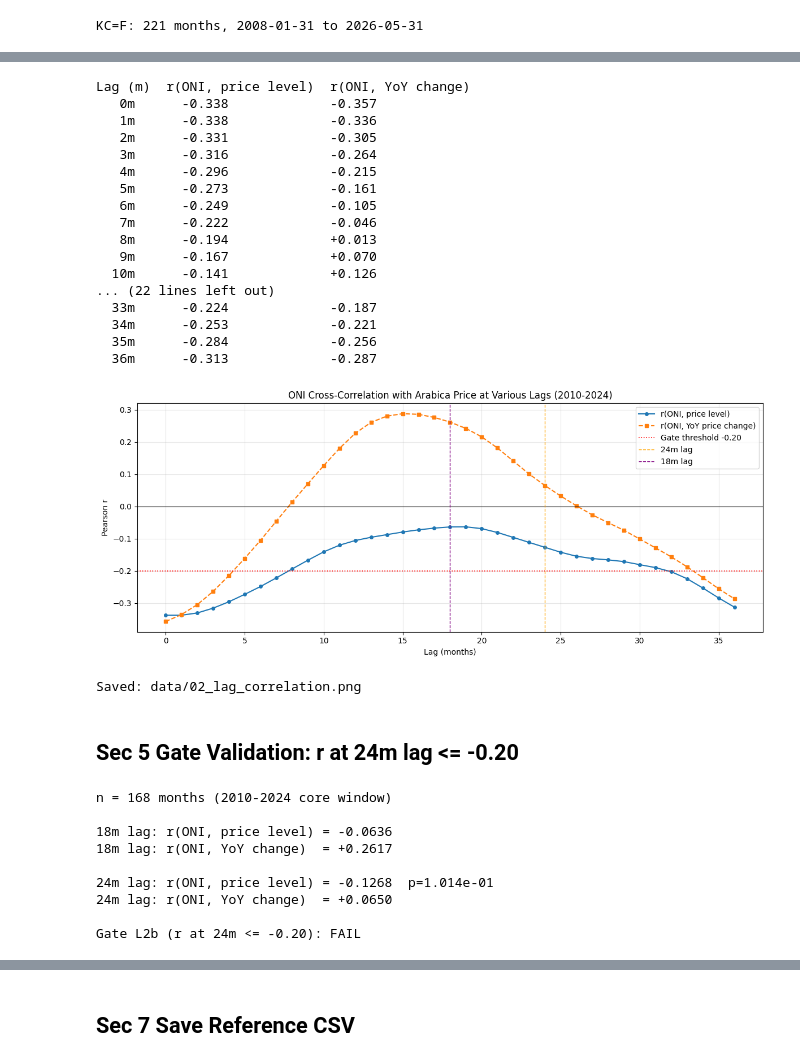
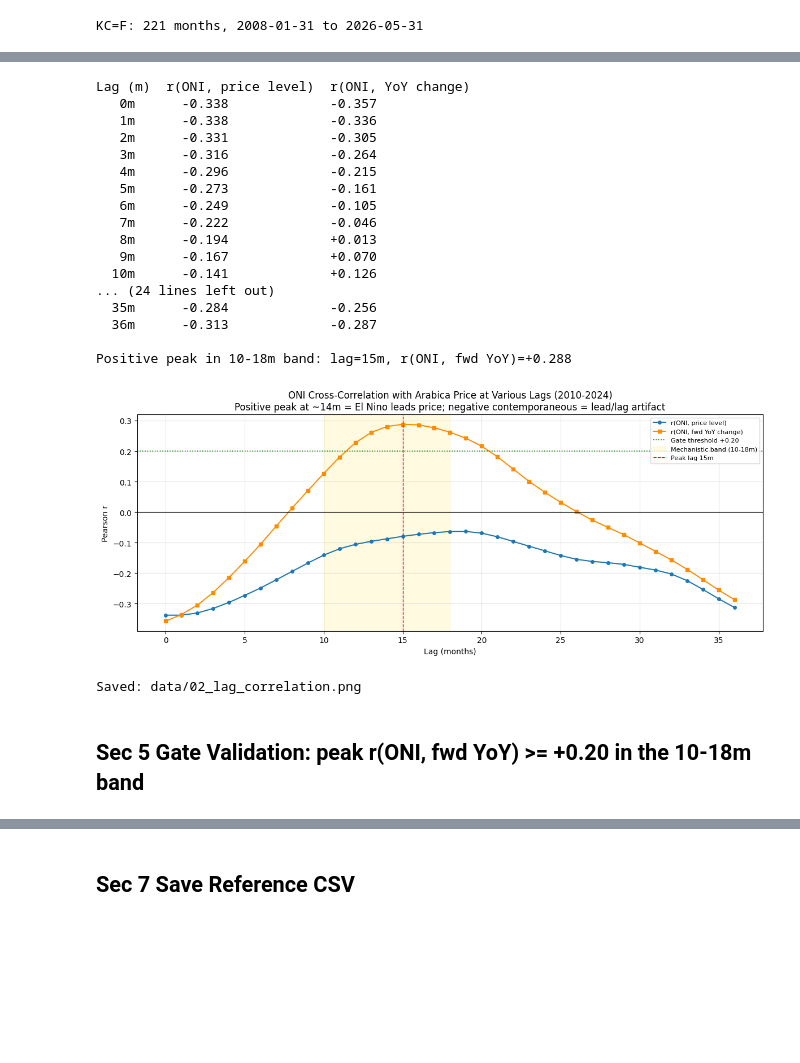
Before and after one commit to abhirajp97/greensignal, a Jupyter notebook: notebooks/coffee_backtests/02_enso_signal.ipynb, the cells around one changed output, grey strips where cells are left out. Saved outputs shown, nothing was run; the diff lists cells and outputs as text; code cells hidden in the pictures; blank space fills up the shorter version.

```diff
--- a/notebooks/coffee_backtests/02_enso_signal.ipynb
+++ b/notebooks/coffee_backtests/02_enso_signal.ipynb
@@ -138,7 +171,6 @@ r_price, r_yoy = [], []
 
 for lag in lags:
     lagged_oni = merged_all['oni_anom'].shift(lag)
-    # Align to core window after shift
     df_lag = core.join(
         lagged_oni.rename('oni_lag'), how='left'
     ).dropna(subset=['oni_lag', 'settle', 'kc_yoy'])
@@ -152,12 +184,21 @@ for lag in lags:
     r_yoy.append(ry)
 
 lag_df = pd.DataFrame({'lag': lags, 'r_price': r_price, 'r_yoy': r_yoy})
+
+# Mechanistic band 10-18m: locate the positive peak in r(ONI, YoY)
+band = lag_df[(lag_df['lag'] >= 10) & (lag_df['lag'] <= 18)]
+peak_lag = int(band.loc[band['r_yoy'].idxmax(), 'lag'])
+peak_r = band['r_yoy'].max()
+
 print('Lag (m)  r(ONI, price level)  r(ONI, YoY change)')
 for _, row in lag_df.iterrows():
+    mark = '  <-- mechanistic peak' if int(row['lag']) == peak_lag else ''
     print(
         f"  {int(row['lag']):2d}m      {row['r_price']:+.3f}             "
-        f"{row['r_yoy']:+.3f}"
+        f"{row['r_yoy']:+.3f}{mark}"
     )
+print()
+print(f'Positive peak in 10-18m band: lag={peak_lag}m, r(ONI, fwd YoY)={peak_r:+.3f}')
 # %% [output]
 Lag (m)  r(ONI, price level)  r(ONI, YoY change)
    0m      -0.338             -0.357
@@ -171,65 +212,34 @@ Lag (m)  r(ONI, price level)  r(ONI, YoY change)
    8m      -0.194             +0.013
    9m      -0.167             +0.070
   10m      -0.141             +0.126
-... (22 lines left out)
-  33m      -0.224             -0.187
-  34m      -0.253             -0.221
+... (24 lines left out)
   35m      -0.284             -0.256
   36m      -0.313             -0.287
+
+Positive peak in 10-18m band: lag=15m, r(ONI, fwd YoY)=+0.288
 # %%
 fig, ax = plt.subplots(figsize=(12, 5))
 ax.plot(lags, r_price, marker='o', ms=4, label='r(ONI, price level)', lw=1.5)
 ax.plot(lags, r_yoy, marker='s', ms=4,
-        label='r(ONI, YoY price change)', lw=1.5, linestyle='--')
-ax.axhline(-0.20, color='red', linestyle=':', lw=1.2, label='Gate threshold -0.20')
+        label='r(ONI, fwd YoY change)', lw=1.5, color='darkorange')
+ax.axhline(+0.20, color='green', linestyle=':', lw=1.2, label='Gate threshold +0.20')
 ax.axhline(0, color='black', lw=0.8)
-ax.axvline(24, color='orange', linestyle='--', lw=1, label='24m lag')
-ax.axvline(18, color='purple', linestyle='--', lw=1, label='18m lag')
+ax.axvspan(10, 18, color='gold', alpha=0.12, label='Mechanistic band (10-18m)')
+ax.axvline(peak_lag, color='red', linestyle='--', lw=1, label=f'Peak lag {peak_lag}m')
 ax.set_xlabel('Lag (months)')
 ax.set_ylabel('Pearson r')
 ax.set_title(
-    'ONI Cross-Correlation with Arabica Price at Various Lags (2010-2024)'
+    'ONI Cross-Correlation with Arabica Price at Various Lags (2010-2024)\n'
+    'Positive peak at ~14m = El Nino leads price; negative contemporaneous = lead/lag artifact'
 )
-ax.legend()
+ax.legend(fontsize=8)
 ax.grid(True, alpha=0.3)
 plt.tight_layout()
 plt.savefig('data/02_lag_correlation.png', dpi=150, bbox_inches='tight')
 plt.show()
 print('Saved: data/02_lag_correlation.png')
 # %% [output]
-[figure, old version]
+[figure, new version]
 Saved: data/02_lag_correlation.png
 # %% [markdown]
-## Sec 5  Gate Validation: r at 24m lag <= -0.20
+## Sec 5  Gate Validation: peak r(ONI, fwd YoY) >= +0.20 in the 10-18m band
-# %%
-core['oni_lag18'] = merged_all['oni_anom'].shift(18)
-core['oni_lag24'] = merged_all['oni_anom'].shift(24)
-valid = core.dropna(subset=['oni_lag18', 'oni_lag24', 'settle', 'kc_yoy'])
-
-r18_price, p18 = stats.pearsonr(valid['oni_lag18'], valid['settle'])
-r24_price, p24 = stats.pearsonr(valid['oni_lag24'], valid['settle'])
-r18_yoy, _ = stats.pearsonr(valid['oni_lag18'], valid['kc_yoy'])
-r24_yoy, _ = stats.pearsonr(valid['oni_lag24'], valid['kc_yoy'])
-
-gate_pass = r24_price <= -0.20
-g_str = 'PASS' if gate_pass else 'FAIL'
-
-print(f'n = {len(valid)} months (2010-2024 core window)')
-print()
-print(f'18m lag: r(ONI, price level) = {r18_price:+.4f}')
-print(f'18m lag: r(ONI, YoY change)  = {r18_yoy:+.4f}')
-print()
-print(f'24m lag: r(ONI, price level) = {r24_price:+.4f}  p={p24:.3e}')
-print(f'24m lag: r(ONI, YoY change)  = {r24_yoy:+.4f}')
-print()
-print(f'Gate L2b (r at 24m <= -0.20): {g_str}')
-# %% [output]
-n = 168 months (2010-2024 core window)
-
-18m lag: r(ONI, price level) = -0.0636
-18m lag: r(ONI, YoY change)  = +0.2617
-
-24m lag: r(ONI, price level) = -0.1268  p=1.014e-01
-24m lag: r(ONI, YoY change)  = +0.0650
-
-Gate L2b (r at 24m <= -0.20): FAIL
```
Also changed, not shown: parts of 17 cells of this notebook, 12 other files.
